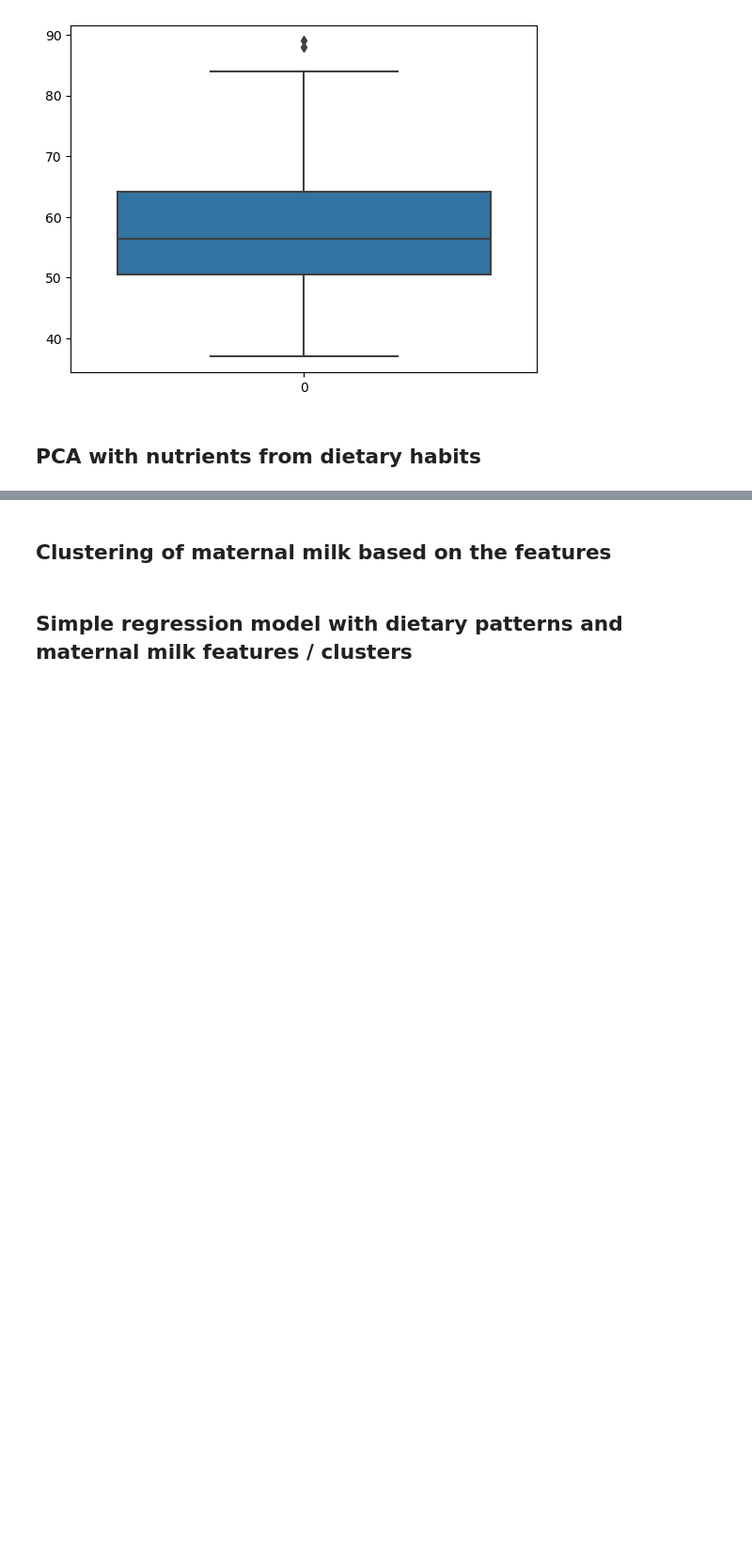
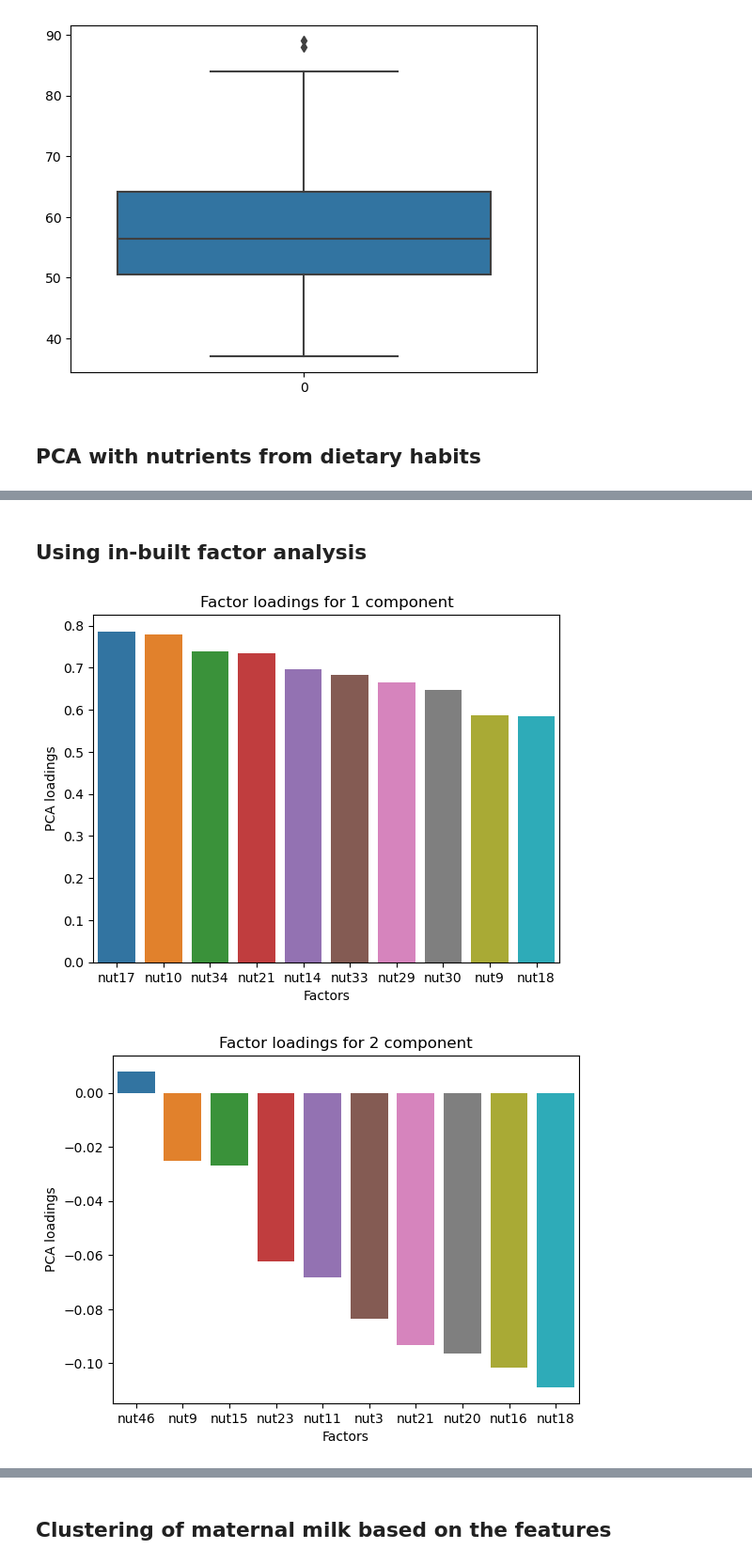
Before and after one commit to dr-leto/unimi, a Jupyter notebook: nutritional_epidemiology/breast_milk_eda.ipynb, the cells around one changed output, grey strips where cells are left out. Shown at 94% size. Drawn from its saved outputs; the diff is of its cells as text; code cells hidden in the pictures; blank space fills up the shorter version.

```diff
--- a/nutritional_epidemiology/breast_milk_eda.ipynb
+++ b/nutritional_epidemiology/breast_milk_eda.ipynb
@@ -109,0 +115,3 @@ for k in range(5):
+# %%
+k = 5
+dietary_patterns = PCA(n_components=k).fit_transform(diet_nutrients)
@@ -109,0 +148,24 @@ for k in range(5):
+# %% [markdown]
+## Using in-built factor analysis
+# %%
+from sklearn.decomposition import FactorAnalysis
+
+fa = FactorAnalysis(rotation="varimax")
+dietary_patterns = fa.fit_transform(diet_nutrients)
+fa_loadings = fa.components_.T
+# %%
+for k in range(5):
+    col_weights = zip(diet_nutrient_cols, fa_loadings[:, k])
+    col_weights = sorted(col_weights, key=lambda x: -x[1])
+    features = [c[0] for c in col_weights]
+    weights = [c[1] for c in col_weights]
+
+    n_features = 10
+    sns.barplot(x=features[:n_features], y=weights[:n_features]);
+    plt.xlabel("Factors")
+    plt.ylabel("PCA loadings")
+    plt.title(f"Factor loadings for {k + 1} component")
+    plt.show()
+# %% [output]
+[figure, added]
+[figure, added]
@@ -110,4 +175,2 @@ for k in range(5):
 # %% [markdown]
 ## Clustering of maternal milk based on the features
-# %% [markdown]
-## Simple regression model with dietary patterns and maternal milk features / clusters
```
Also changed, not shown: parts of 32 cells of this notebook.
